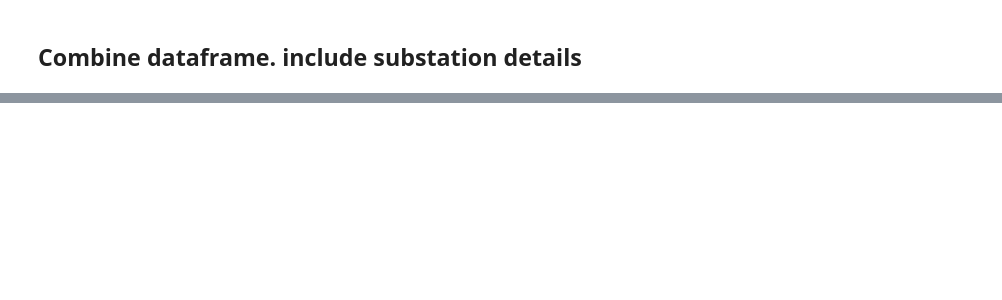
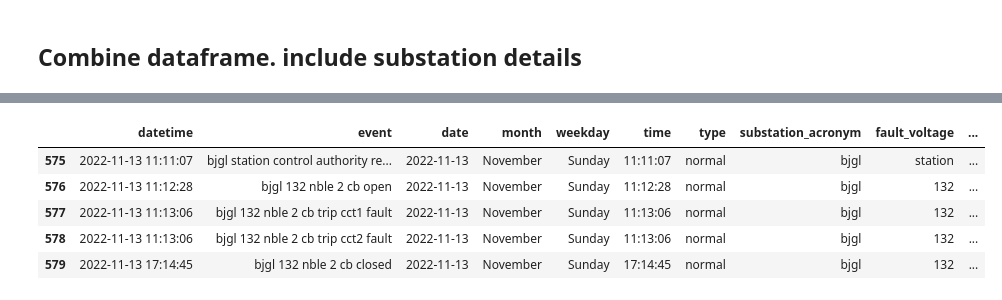
Before and after one commit to kimerajoseph/my-projects, a Jupyter notebook: final_explore.ipynb, the cells around one changed output, grey strips where cells are left out. Saved outputs shown, nothing was run; the diff lists cells and outputs as text; code cells hidden in the pictures; blank space fills up the shorter version.

```diff
--- a/final_explore.ipynb
+++ b/final_explore.ipynb
@@ -74,0 +166,9 @@ final_data.to_csv("final_data.csv")
+# %%
+final_data[final_data["Rank"] == 3].head()
+# %% [output]
+|  | datetime | event | date | month | weekday | time | type | substation_acronym | fault_voltage | ... |
+| 575 | 2022-11-13 11:11:07 | bjgl station control authority re... | 2022-11-13 | November | Sunday | 11:11:07 | normal | bjgl | station | ... |
+| 576 | 2022-11-13 11:12:28 | bjgl 132 nble 2 cb open | 2022-11-13 | November | Sunday | 11:12:28 | normal | bjgl | 132 | ... |
+| 577 | 2022-11-13 11:13:06 | bjgl 132 nble 2 cb trip cct1 fault | 2022-11-13 | November | Sunday | 11:13:06 | normal | bjgl | 132 | ... |
+| 578 | 2022-11-13 11:13:06 | bjgl 132 nble 2 cb trip cct2 fault | 2022-11-13 | November | Sunday | 11:13:06 | normal | bjgl | 132 | ... |
+| 579 | 2022-11-13 17:14:45 | bjgl 132 nble 2 cb closed | 2022-11-13 | November | Sunday | 17:14:45 | normal | bjgl | 132 | ... |
```
Also changed, not shown: parts of 18 cells of this notebook, 5 other files.
